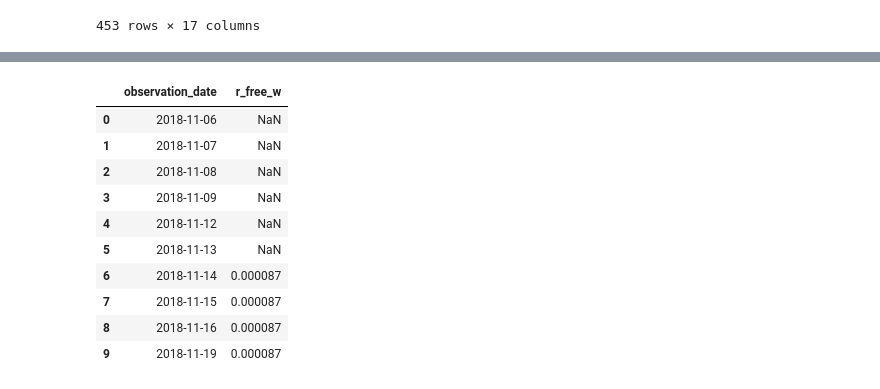
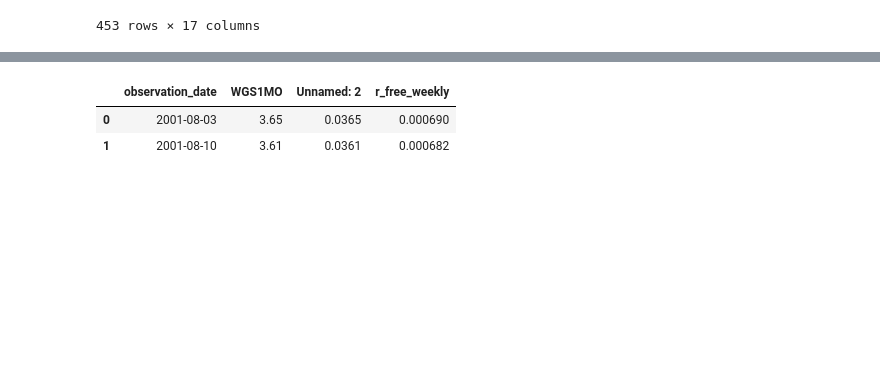
Before and after one commit to Matias-Lima/Datathon, a Jupyter notebook: Code/Python/R-squared disentangled-out_of_sample.ipynb, the cells around one changed output, grey strips where cells are left out. Cells and saved outputs as stored; diff of their text form; code cells hidden in the pictures; blank space fills up the shorter version.

```diff
--- a/Code/Python/R-squared disentangled-out_of_sample.ipynb
+++ b/Code/Python/R-squared disentangled-out_of_sample.ipynb
@@ -105,20 +108,9 @@ df
 297 rows × 19 columns
 # %%
-rf = pd.read_excel('C:/Users/limam/Documents/GitHub/Datathon_2023/Dados/risk_free_d.xlsx')
-rf['r_free_day'] = rf['r_free_day'].ffill()
-rf['r_free_w'] = rf['r_free_day'].rolling(7).mean()
-rf = rf[['observation_date', 'r_free_w']]
+rf = pd.read_excel("C:\\Users\\Yamac\\OneDrive\\Documentos\\Datathon\\WGS1MO_weekly.xls")
 rf['observation_date'] = pd.to_datetime(rf['observation_date'])
-rf.head(10)
+rf.head(2)
 # %% [output]
-|  | observation_date | r_free_w |
-| 0 | 2018-11-06 | NaN |
-| 1 | 2018-11-07 | NaN |
-| 2 | 2018-11-08 | NaN |
-| 3 | 2018-11-09 | NaN |
-| 4 | 2018-11-12 | NaN |
-| 5 | 2018-11-13 | NaN |
-| 6 | 2018-11-14 | 0.000087 |
-| 7 | 2018-11-15 | 0.000087 |
-| 8 | 2018-11-16 | 0.000087 |
-| 9 | 2018-11-19 | 0.000087 |
+|  | observation_date | WGS1MO | Unnamed: 2 | r_free_weekly |
+| 0 | 2001-08-03 | 3.65 | 0.0365 | 0.000690 |
+| 1 | 2001-08-10 | 3.61 | 0.0361 | 0.000682 |
```
Also changed, not shown: parts of 12 cells of this notebook.
